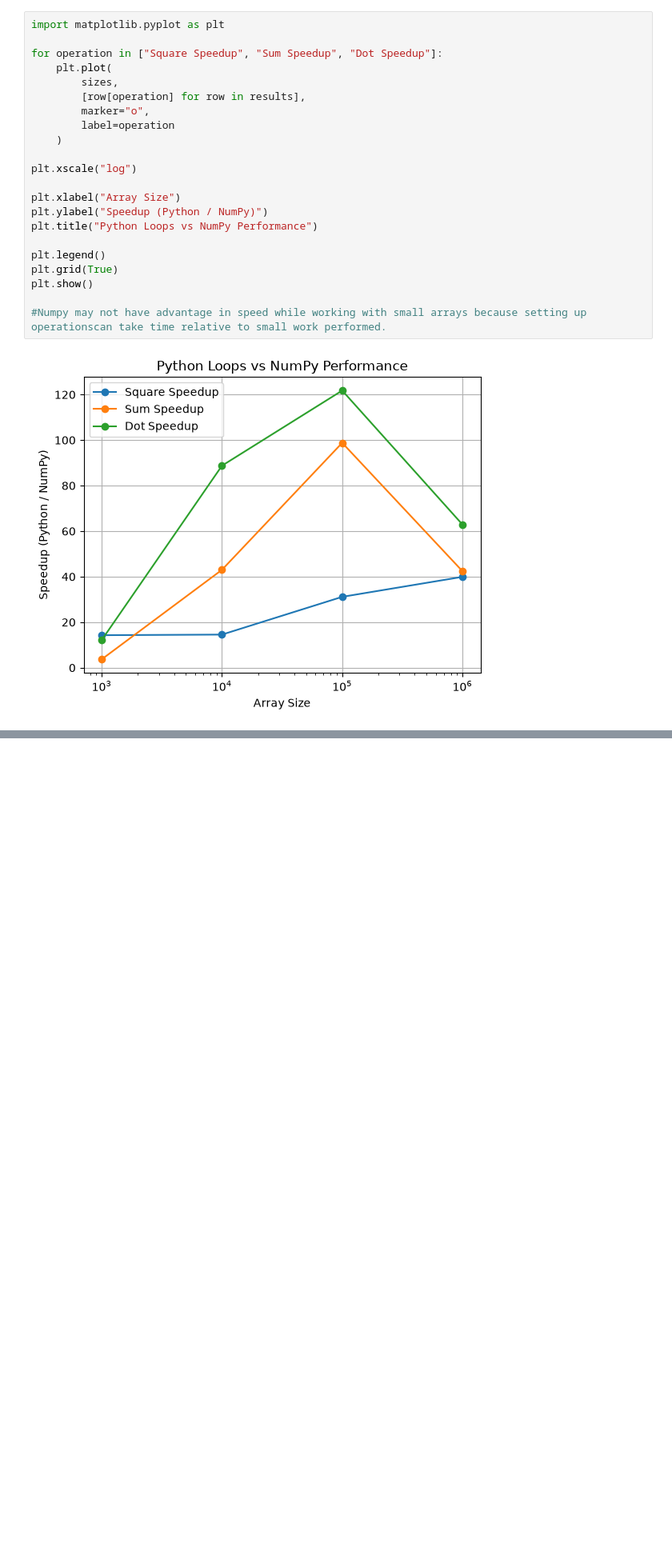
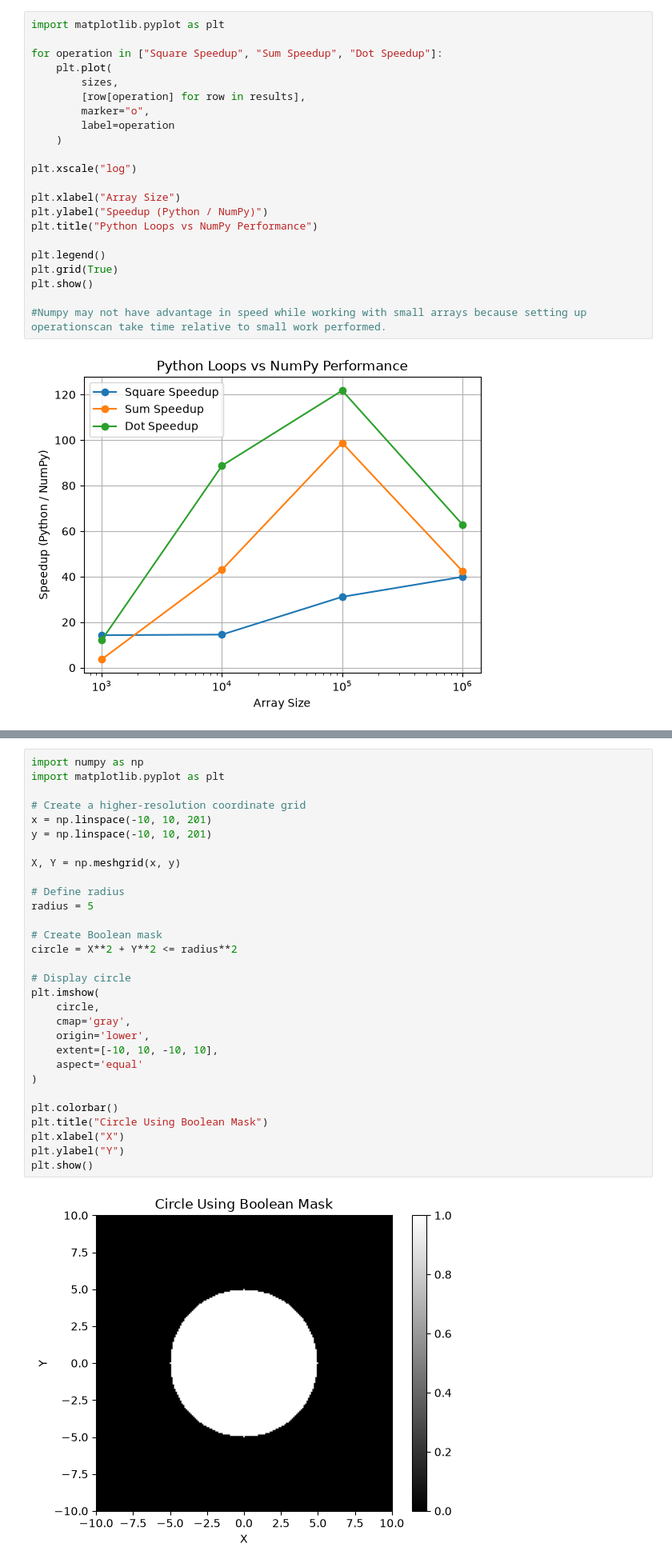
Before and after one commit to Suryadeep190/aiml-bootcamp--Suryadeepparmar-, a Jupyter notebook: Day6/numpy_practice.ipynb, the cells around one changed output, grey strips where cells are left out. Shown at 80% size. Drawn from its saved outputs; the diff is of its cells as text; blank space fills up the shorter version.

```diff
--- a/Day6/numpy_practice.ipynb
+++ b/Day6/numpy_practice.ipynb
@@ -294,0 +505,32 @@ plt.show()
+# %%
+import numpy as np
+import matplotlib.pyplot as plt
+
+# Create a higher-resolution coordinate grid
+x = np.linspace(-10, 10, 201)
+y = np.linspace(-10, 10, 201)
+
+X, Y = np.meshgrid(x, y)
+
+# Define radius
+radius = 5
+
+# Create Boolean mask
+circle = X**2 + Y**2 <= radius**2
+
+# Display circle
+plt.imshow(
+    circle,
+    cmap='gray',
+    origin='lower',
+    extent=[-10, 10, -10, 10],
+    aspect='equal'
+)
+
+plt.colorbar()
+plt.title("Circle Using Boolean Mask")
+plt.xlabel("X")
+plt.ylabel("Y")
+plt.show()
+# %% [output]
+[figure, added]
```
Also changed, not shown: parts of 8 cells of this notebook, 1 other file.
